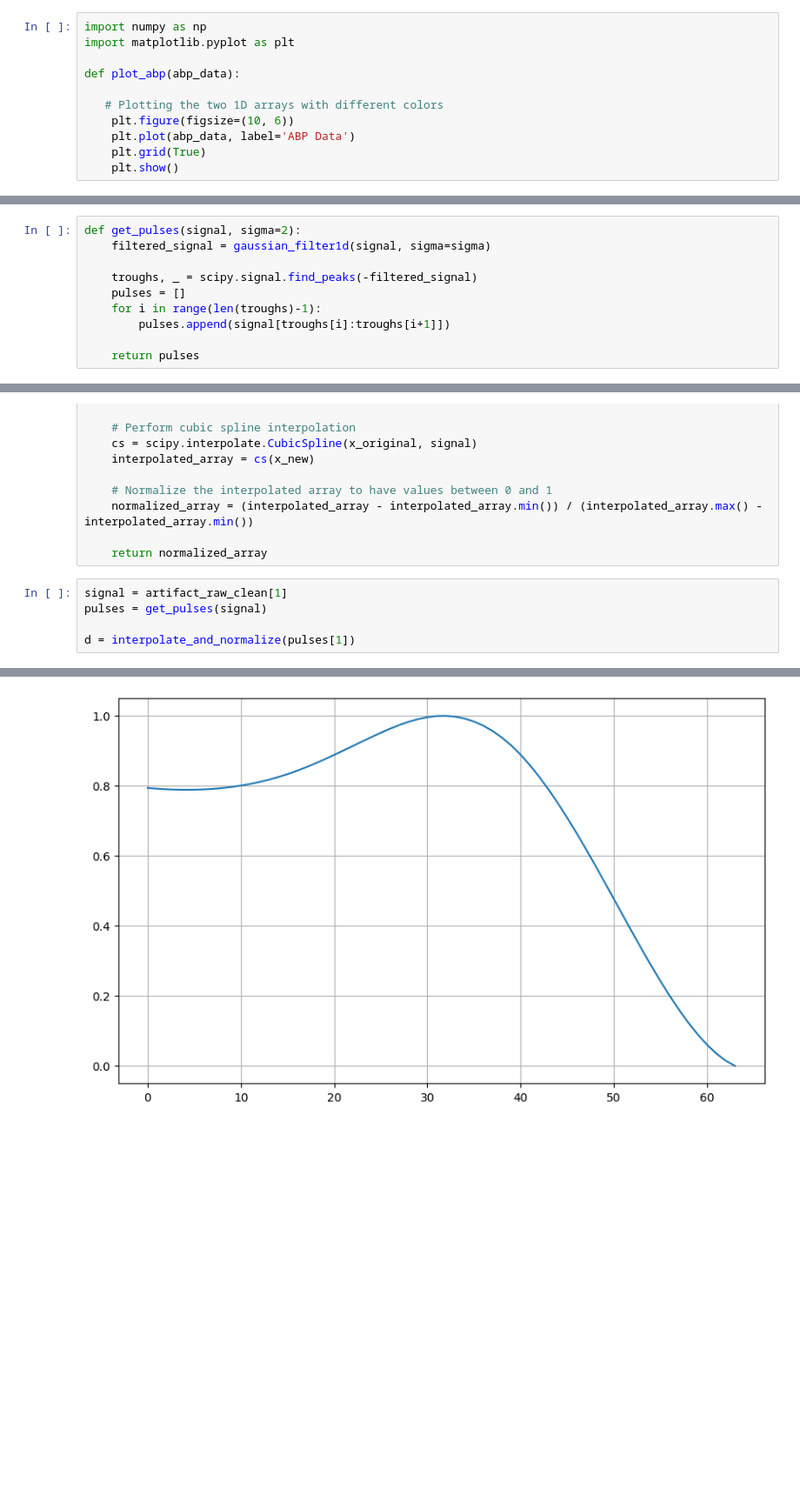
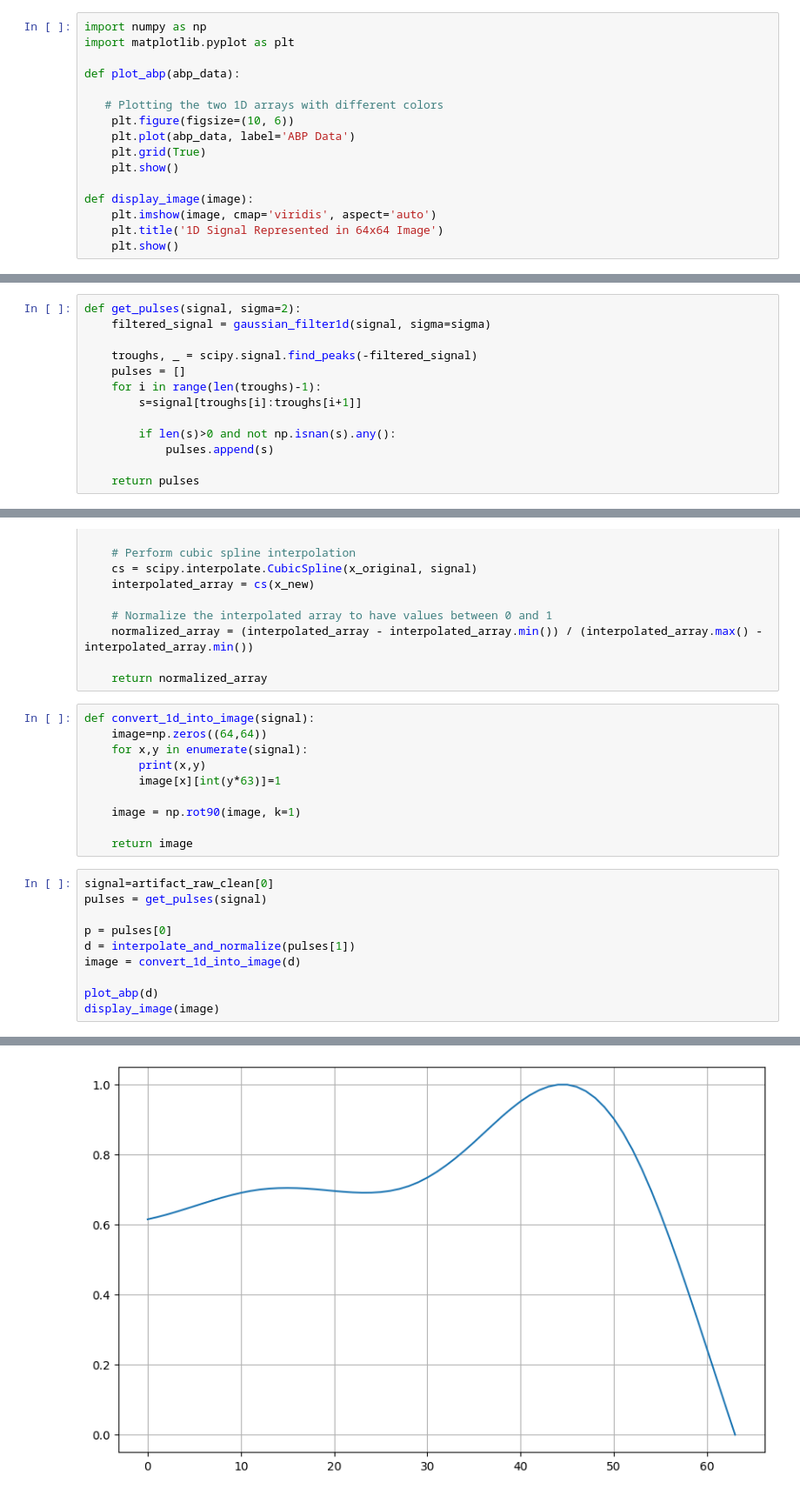
Before and after one commit to ManilShrestha/SCAE-Artifact-Removal, a Jupyter notebook: create_dataset_SCAE.ipynb, the cells around one changed output, grey strips where cells are left out. Shown at 87% size. Saved outputs shown, nothing was run; the diff lists cells and outputs as text; blank space fills up the shorter version.

```diff
--- a/create_dataset_SCAE.ipynb
+++ b/create_dataset_SCAE.ipynb
@@ -18,6 +22,11 @@ def plot_abp(abp_data):
     plt.plot(abp_data, label='ABP Data')
     plt.grid(True)
     plt.show()
+
+def display_image(image):
+	plt.imshow(image, cmap='viridis', aspect='auto')
+	plt.title('1D Signal Represented in 64x64 Image')
+	plt.show()
 # %%
 hdf5_file_path = '/home/ms5267@drexel.edu/moberg-precicecap/data/Patient_2021-12-21_04_16.h5'
 annotation_path = '/home/ms5267@drexel.edu/moberg-precicecap/data/20240207-annotations-export-workspace=precicecap-patient=7-annotation_group=90.csv'
@@ -77,7 +88,10 @@ def get_pulses(signal, sigma=2):
 	troughs, _ = scipy.signal.find_peaks(-filtered_signal)
 	pulses = []
 	for i in range(len(troughs)-1):
-		pulses.append(signal[troughs[i]:troughs[i+1]])
+		s=signal[troughs[i]:troughs[i+1]]
+
+		if len(s)>0 and not np.isnan(s).any():
+			pulses.append(s)
 
 	return pulses
 # %%
@@ -96,9 +110,24 @@ def interpolate_and_normalize(signal):
 	normalized_array = (interpolated_array - interpolated_array.min()) / (interpolated_array.max() - interpolated_array.min())
 
 	return normalized_array
+# %%
+def convert_1d_into_image(signal):
+	image=np.zeros((64,64))
+	for x,y in enumerate(signal):
+		print(x,y)
+		image[x][int(y*63)]=1
+
+	image = np.rot90(image, k=1)
+
+	return image
 # %%
-signal = artifact_raw_clean[1]
+signal=artifact_raw_clean[0]
 pulses = get_pulses(signal)
 
+p = pulses[0]
 d = interpolate_and_normalize(pulses[1])
+image = convert_1d_into_image(d)
+
+plot_abp(d)
+display_image(image)
 # %% [output]
@@ -105 +151 @@ d = interpolate_and_normalize(pulses[1])
-[figure, old version]
+[figure, new version]
```
Also changed, not shown: parts of 4 cells of this notebook.
